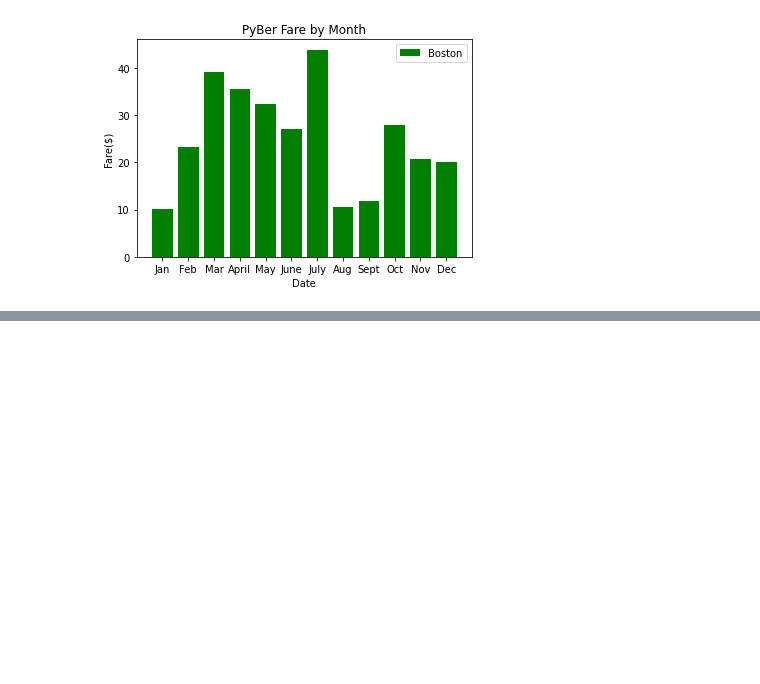
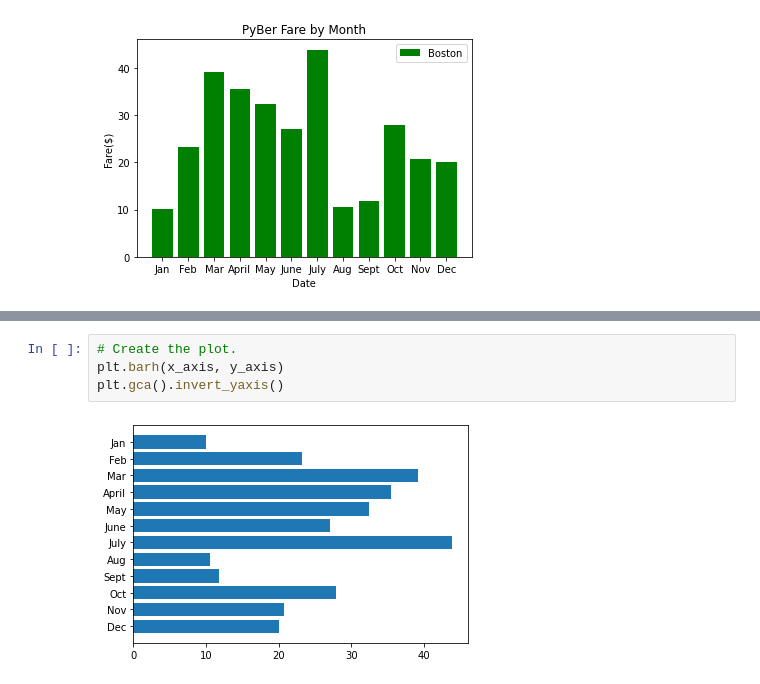
Before and after one commit to DeepaFrancis/PyBer_Analysis, a Jupyter notebook: matplotlib_practice.ipynb, the cells around one changed output, grey strips where cells are left out. Cells and saved outputs as stored; diff of their text form; blank space fills up the shorter version.

```diff
--- a/matplotlib_practice.ipynb
+++ b/matplotlib_practice.ipynb
@@ -100,0 +113,6 @@ plt.legend()
+# %%
+# Create the plot.
+plt.barh(x_axis, y_axis)
+plt.gca().invert_yaxis()
+# %% [output]
+[figure, added]
```
Also changed, not shown: parts of 15 cells of this notebook.
